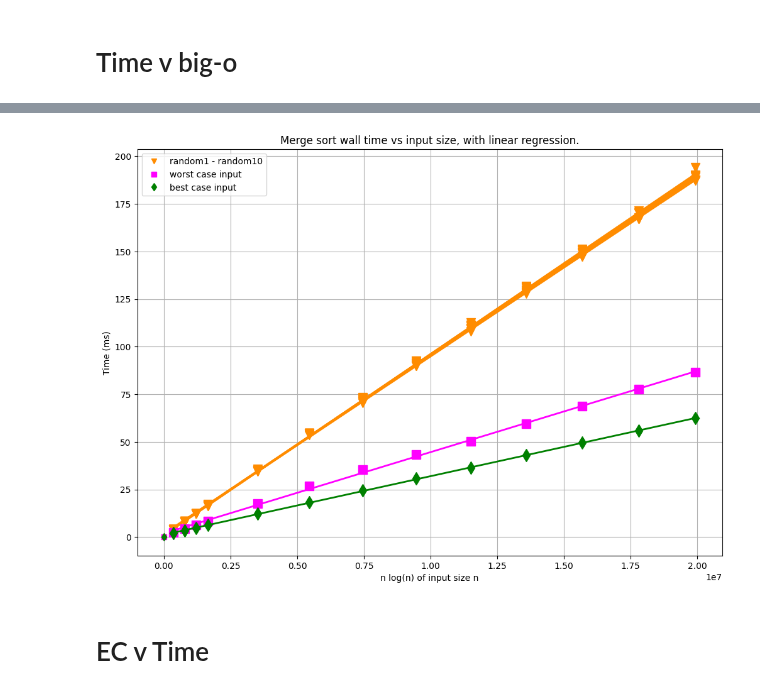
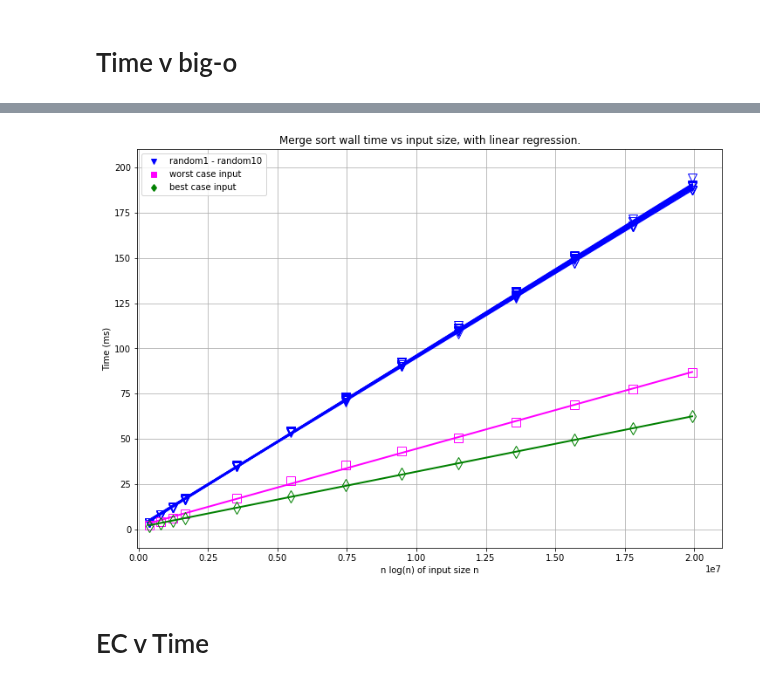
Before and after one commit to hrallil/RAPL_measurements, a Jupyter notebook: Java/FinalResults/FinalAnalysis/MergeMajaTest.ipynb, the cells around one changed output, grey strips where cells are left out. Cells and saved outputs as stored; diff of their text form; code cells hidden in the pictures.

```diff
--- a/Java/FinalResults/FinalAnalysis/MergeMajaTest.ipynb
+++ b/Java/FinalResults/FinalAnalysis/MergeMajaTest.ipynb
@@ -619,8 +619,8 @@ color = "red"
 Rs = []
 
 for i in range(1,11):
-    Rs.append(polyReg(dfMergeMean16[dfMergeMean16["Input case"] == f"random{i}"]["Size"], dfMergeMean16[dfMergeMean16["Input case"] == f"random{i}"]["Time - readCSV"],1, f"random{i} case input", "darkorange",dots="v",regLine=False))
-plt.plot(0,0,"v", color="darkorange",label="random1 - random10")
+    Rs.append(polyReg(dfMergeMean16[dfMergeMean16["Input case"] == f"random{i}"]["Size"], dfMergeMean16[dfMergeMean16["Input case"] == f"random{i}"]["Time - readCSV"],1, f"random{i} case input", "b",dots="v",regLine=False))
+plt.plot(0,0,"v", color="b",label="random1 - random10")
 for i in range(len(Rs)):
     print(f"random{i} R2", Rs[i][1], " \n")
 worst = polyReg(dfMergeMean16[dfMergeMean16["Input case"] == "worst"]["Size"], dfMergeMean16[dfMergeMean16["Input case"] == "worst"]["Time - readCSV"],1, "Merge time for worst case input", "fuchsia",dots="s",regLine=False)
@@ -663,19 +663,21 @@ color = "red"
 Rs = []
 
 for i in range(1,11):
-    Rs.append(polyReg(dfMergeMean16[dfMergeMean16["Input case"] == f"random{i}"]["nlog(n)"], dfMergeMean16[dfMergeMean16["Input case"] == f"random{i}"]["Time - readCSV"],1, f"random{i} case input", "darkorange",dots="v"))
-plt.plot(0,0,"v", color="darkorange",label="random1 - random10")
+    Rs.append(polyReg(dfMergeMean16[dfMergeMean16["Input case"] == f"random{i}"]["nlog(n)"], dfMergeMean16[dfMergeMean16["Input case"] == f"random{i}"]["Time - readCSV"],1, f"random{i} case input", "b",dots="v"))
+plt.plot(-10000,-10000,"v", color="b",label="random1 - random10")
 for i in range(len(Rs)):
     print(f"random{i} R2", Rs[i][1], " \n")
 worst = polyReg(dfMergeMean16[dfMergeMean16["Input case"] == "worst"]["nlog(n)"], dfMergeMean16[dfMergeMean16["Input case"] == "worst"]["Time - readCSV"],1, "Merge time for worst case input", "fuchsia",dots="s",regLine=True)
-plt.plot(0,0,"s", color="fuchsia",label="worst case input")
+plt.plot(-10000,-10000,"s", color="fuchsia",label="worst case input")
 best = polyReg(dfMergeMean16[dfMergeMean16["Input case"] == "best"]["nlog(n)"], dfMergeMean16[dfMergeMean16["Input case"] == "best"]["Time - readCSV"],1, "Merge time for best case input", "green",dots="d",regLine=True)
-plt.plot(0,0,"d", color="green",label="best case input")
+plt.plot(-10000,-10000,"d", color="green",label="best case input")
 print(f"worst R2 ", worst[1], "\n")
 print(f"best R2 ", best[1], "\n")
 plt.title("Merge sort wall time vs input size, with linear regression.")
 plt.xlabel("n log(n) of input size n")
 plt.ylabel("Time (ms)")
+plt.xlim(-50000, 21000000)
+plt.ylim(-10, 210)
 plt.grid()
 plt.legend()
 plt.show()
@@ -697,7 +699,7 @@ random0 R2 0.999638783050605
 worst R2  0.9989226116934481
 
 best R2  0.9998685573198899
-[figure, old version]
+[figure, new version]
 # %% [markdown]
 # EC v Time
 # %%
```
Also changed, not shown: parts of 26 cells of this notebook, 1 other file.
